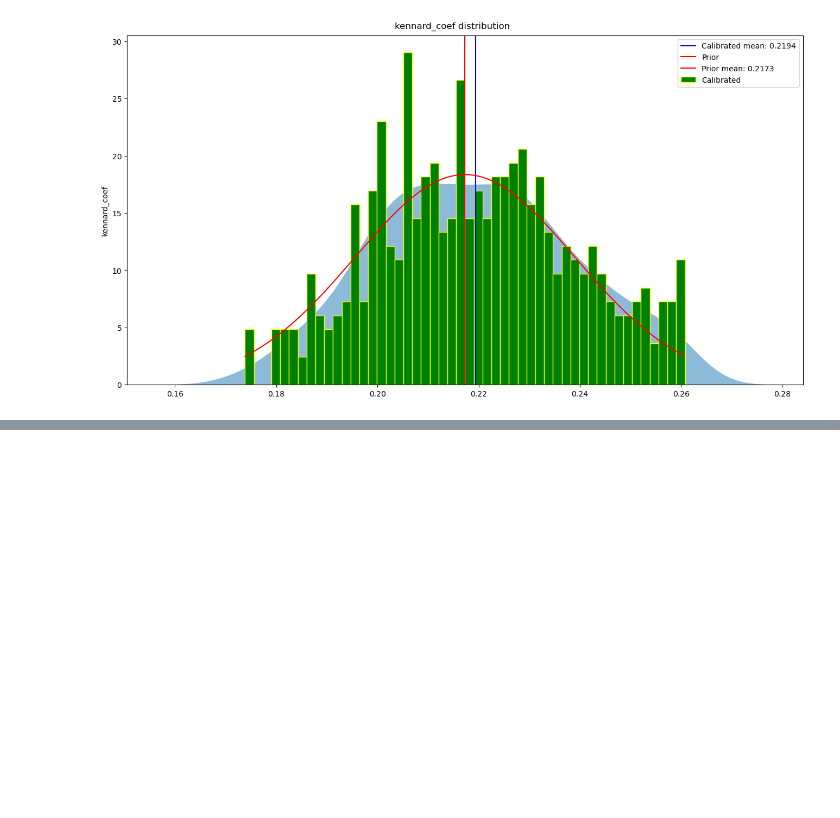
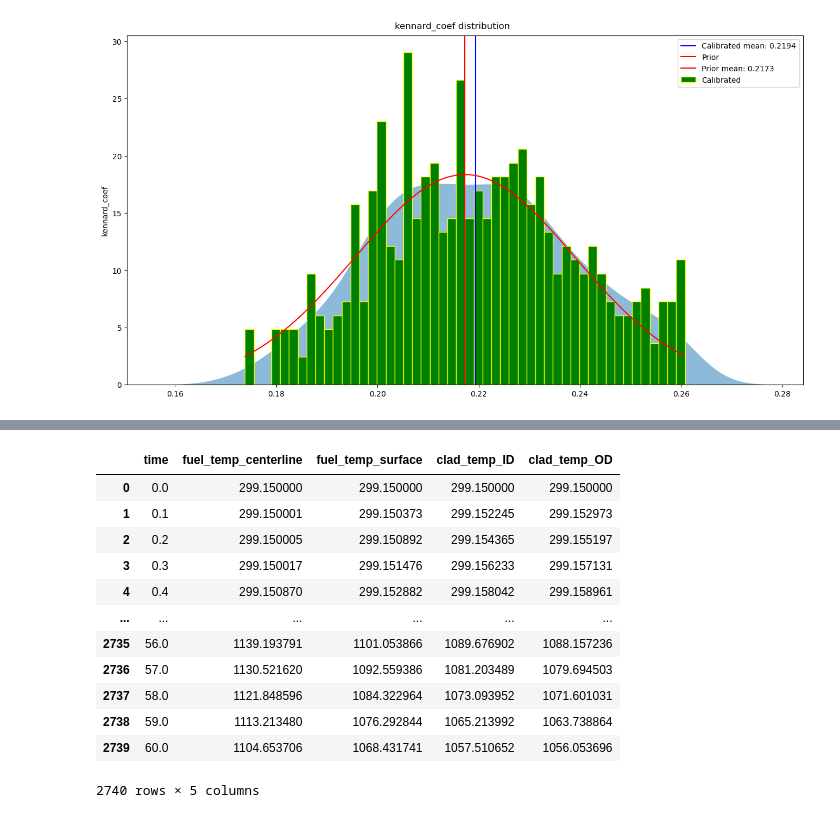
Before and after one commit to idaholab/BayCal, a Jupyter notebook: examples/seth_c/reductionGP/data_analysis.ipynb, the cells around one changed output, grey strips where cells are left out. Cells and saved outputs as stored; diff of their text form; code cells hidden in the pictures; blank space fills up the shorter version.

```diff
--- a/examples/seth_c/reductionGP/data_analysis.ipynb
+++ b/examples/seth_c/reductionGP/data_analysis.ipynb
@@ -84,0 +135,16 @@ for param in paramNames:
+# %%
+df_org
+# %% [output]
+|  | time | fuel_temp_centerline | fuel_temp_surface | clad_temp_ID | clad_temp_OD |
+| 0 | 0.0 | 299.150000 | 299.150000 | 299.150000 | 299.150000 |
+| 1 | 0.1 | 299.150001 | 299.150373 | 299.152245 | 299.152973 |
+| 2 | 0.2 | 299.150005 | 299.150892 | 299.154365 | 299.155197 |
+| 3 | 0.3 | 299.150017 | 299.151476 | 299.156233 | 299.157131 |
+| 4 | 0.4 | 299.150870 | 299.152882 | 299.158042 | 299.158961 |
+| ... | ... | ... | ... | ... | ... |
+| 2735 | 56.0 | 1139.193791 | 1101.053866 | 1089.676902 | 1088.157236 |
+| 2736 | 57.0 | 1130.521620 | 1092.559386 | 1081.203489 | 1079.694503 |
+| 2737 | 58.0 | 1121.848596 | 1084.322964 | 1073.093952 | 1071.601031 |
+| 2738 | 59.0 | 1113.213480 | 1076.292844 | 1065.213992 | 1063.738864 |
+| 2739 | 60.0 | 1104.653706 | 1068.431741 | 1057.510652 | 1056.053696 |
+2740 rows × 5 columns
```
Also changed, not shown: parts of 4 cells of this notebook, 12 other files.
